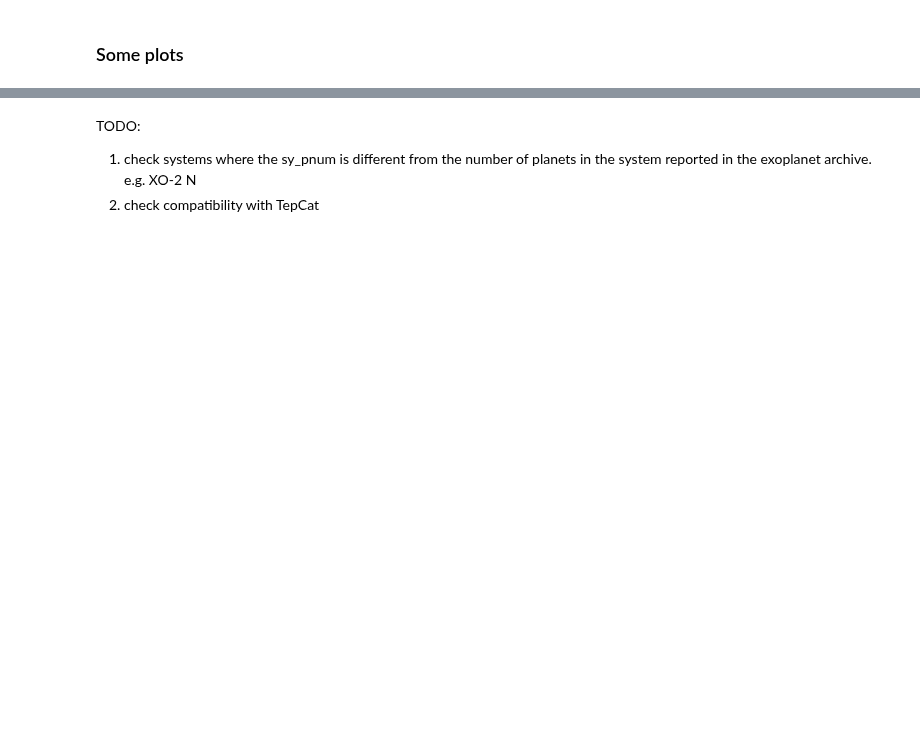
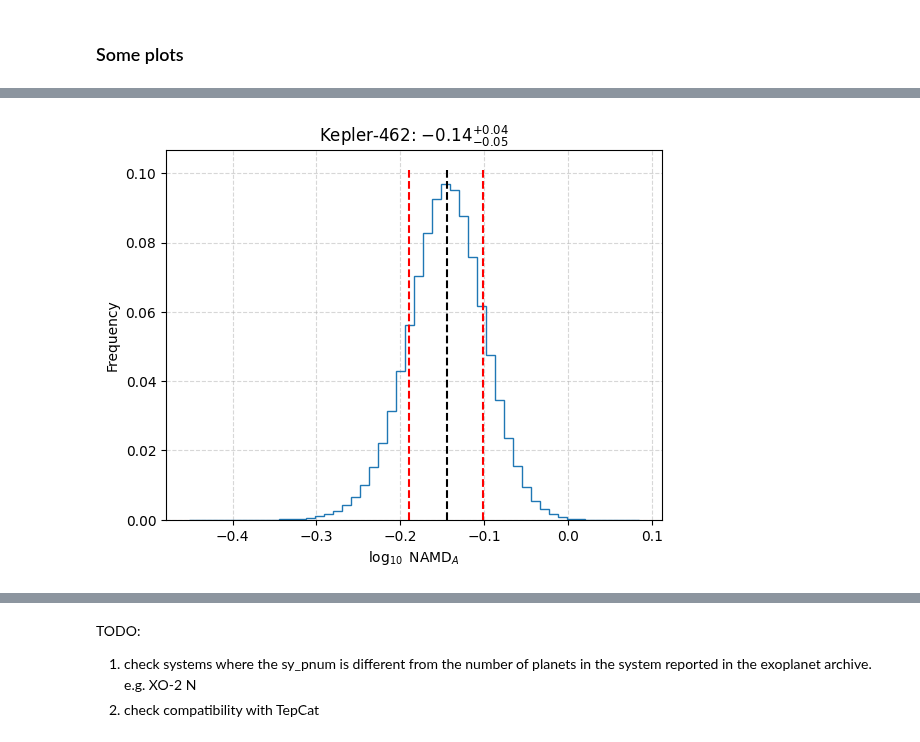
Before and after one commit to abocchieri/ExoNAMD, a Jupyter notebook: notebook/custom.ipynb, the cells around one changed output, grey strips where cells are left out. Cells and saved outputs as stored; diff of their text form; code cells hidden in the pictures; blank space fills up the shorter version.

```diff
--- a/notebook/custom.ipynb
+++ b/notebook/custom.ipynb
@@ -484,0 +442,9 @@ logger.info("Plot done")
+# %%
+plot_host_namd(
+    df=df,
+    hostname="Kepler-462",
+    kind="abs",
+    Npt=Npt,
+    threshold=threshold,
+)
+# %% [output]
@@ -484,0 +456 @@ logger.info("Plot done")
+[figure, added]
```
Also changed, not shown: parts of 28 cells of this notebook, 9 other files.
